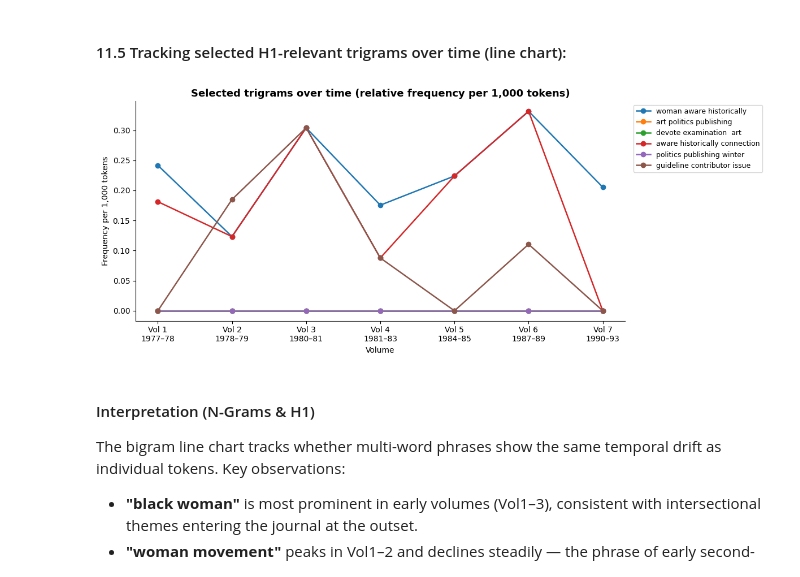
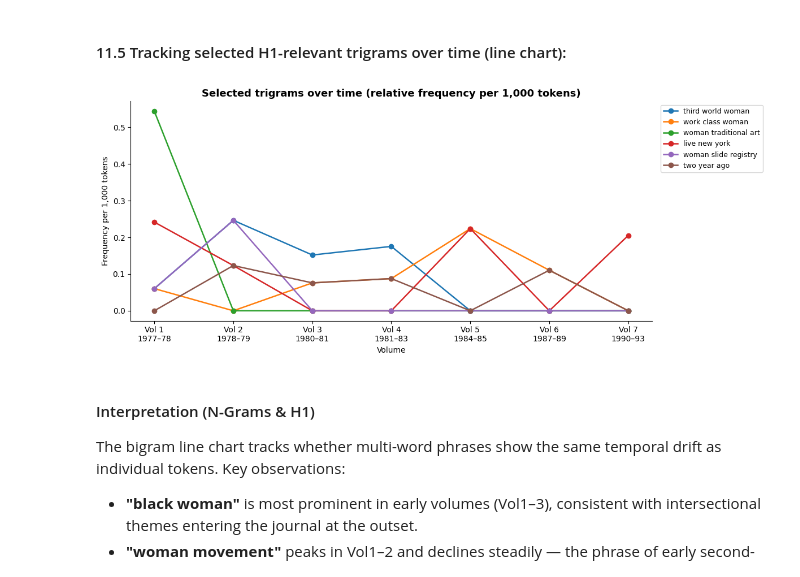
Before and after one commit to Soph-stara/master-thesis-code, a Jupyter notebook: notebooks/h1_analysis/12_analysis_h1.ipynb, the cells around one changed output. Cells and saved outputs as stored; diff of their text form; code cells hidden in the pictures.

```diff
--- a/notebooks/h1_analysis/12_analysis_h1.ipynb
+++ b/notebooks/h1_analysis/12_analysis_h1.ipynb
@@ -527,13 +582,14 @@ plt.show()
 #### 11.3 Visualization 2: Tracking selected H1-relevant bigrams over time (line chart):
 # %%
 # These bigrams are theoretically motivated for H1
+
 tracked_bigrams = [
-    ("black", "woman"),
-    ("woman", "art"),
-    ("woman", "movement"),
-    ("third", "world"),
-    ("woman", "work"),
-    ("art", "politics"),
+    ("black", "woman"),       #black feminism & intersectionality
+    ("work", "class"),        #class politics
+    ("woman", "movement"),    #second wave vocabulary
+    ("third", "world"),       #intersectionality
+    ("woman", "artist"),      #art identity
+    ("art", "world"),         #art world engagement
 ]
 
 # Normalize by total tokens per volume to get relative frequency (per 1000 tokens)
@@ -596,37 +652,38 @@ plt.show()
 #### 11.5 Tracking selected H1-relevant trigrams over time (line chart):
 # %%
 # These trigrams are theoretically motivated for H1
+# These trigrams are theoretically motivated for H1
 tracked_trigrams = [
-    ("woman", "aware", "historically"),
-    ("art", "politics", "publishing"),
-    ("devote", "examination"," art"),
-    ("aware", "historically","connection"),
-    ("politics", "publishing", "winter"),
-    ("guideline", "contributor", "issue"),
+    ("third", "world", "woman"),      # intersectionality
+    ("work", "class", "woman"),       # class politics
+    ("woman", "traditional", "art"),  # art & gender
+    ("live", "new", "york"),          # geographic community
+    ("woman", "slide", "registry"),   # feminist art infrastructure
+    ("two", "year", "ago"),           # temporal reference
 ]
 
 # vol_token_counts already computed above
 
 fig, ax = plt.subplots(figsize=(12, 5))
 
 for tg in tracked_trigrams:
     freqs = [
         trigram_counts[vol].get(tg, 0) / vol_token_counts[vol] * 1000
         for vol in volume_order
     ]
     ax.plot(labels, freqs, marker="o", label=" ".join(tg), linewidth=1.8)
 
 ax.set_title("Selected trigrams over time (relative frequency per 1,000 tokens)", fontsize=13, fontweight="bold")
 ax.set_ylabel("Frequency per 1,000 tokens")
 ax.set_xlabel("Volume")
 ax.legend(fontsize=9, bbox_to_anchor=(1.01, 1), loc="upper left")
 ax.spines[["top", "right"]].set_visible(False)
 plt.tight_layout()
 plt.savefig("/Users/sophiehamann/master-thesis-code/data/output_files/graph_trigrams_over_time.png",
             bbox_inches="tight", dpi=150)
 plt.show()
 # %% [output]
-[figure, old version]
+[figure, new version]
 # %% [markdown]
 #### Interpretation (N-Grams & H1)
 
```
Also changed, not shown: parts of 26 cells of this notebook, 1 other file.
